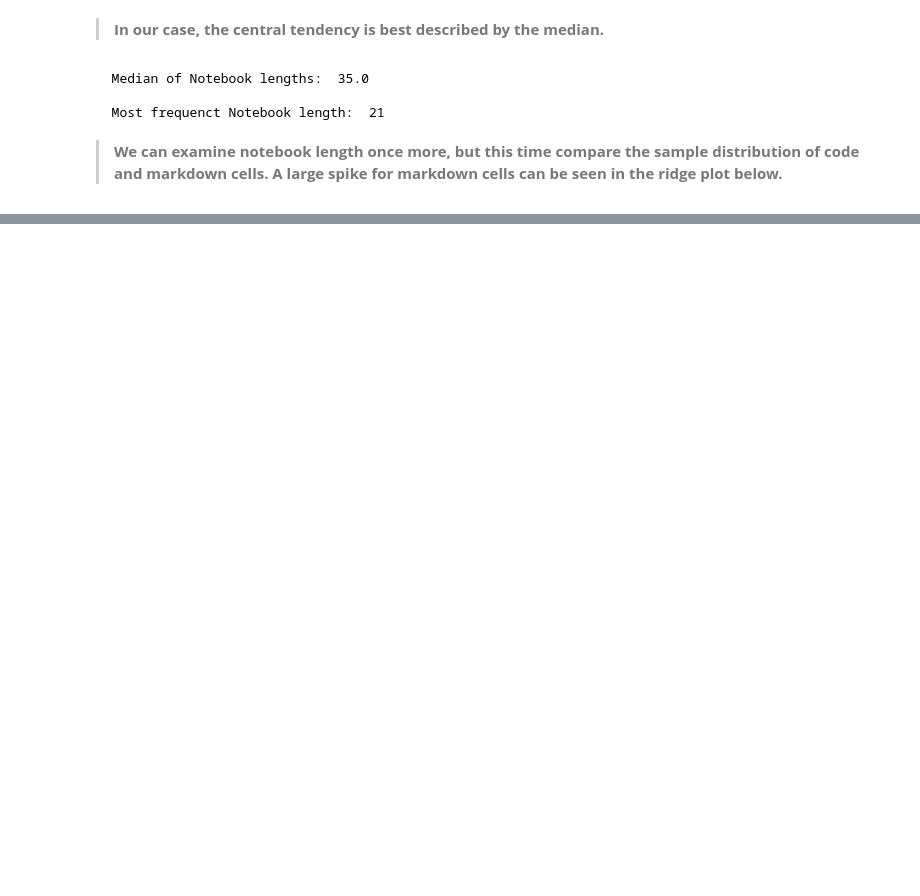
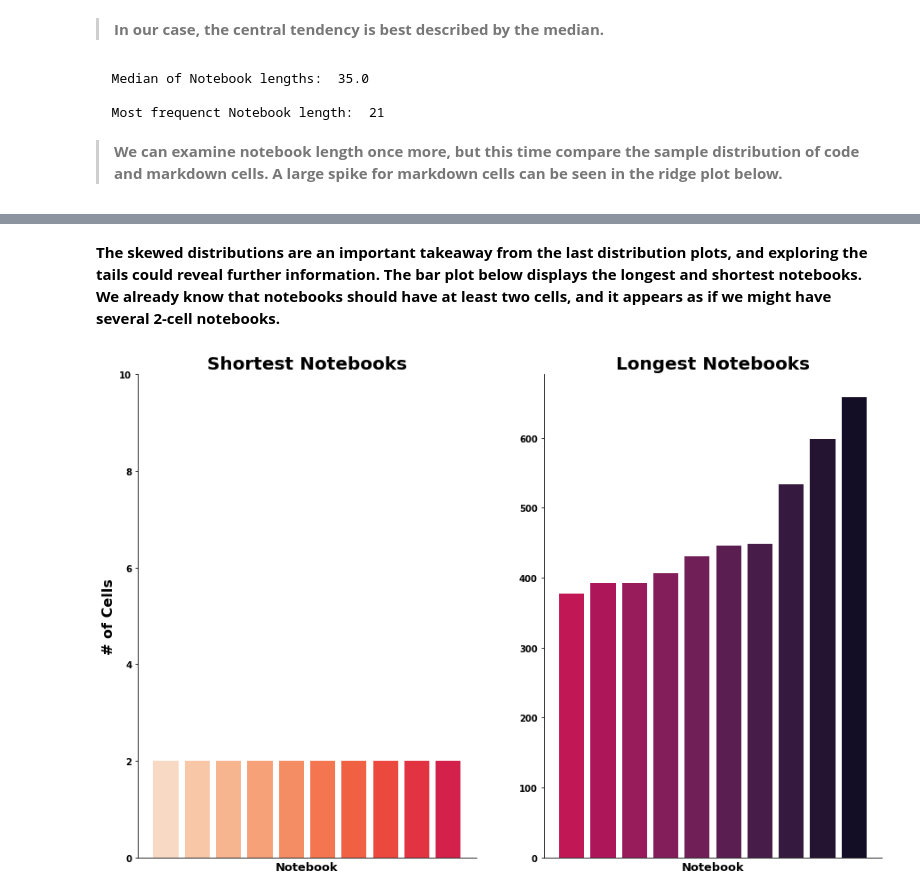
Before and after one commit to rahiakela/kaggle-competition-projects, a Jupyter notebook: google-ai4code/01_exploratory_data_analysis.ipynb, the cells around one changed output, grey strips where cells are left out. Saved outputs shown, nothing was run; the diff lists cells and outputs as text; code cells hidden in the pictures; blank space fills up the shorter version.

```diff
--- a/google-ai4code/01_exploratory_data_analysis.ipynb
+++ b/google-ai4code/01_exploratory_data_analysis.ipynb
@@ -226,0 +268,23 @@ colors=["#8b0000", "#008b8b"]
+# %% [markdown]
+**The skewed distributions are an important takeaway from the last distribution plots, and exploring the tails could reveal further information. The bar plot below displays the longest and shortest notebooks. We already know that notebooks should have at least two cells, and it appears as if we might have several 2-cell notebooks.**
+# %%
+colors = sns.color_palette("rocket_r", n_colors=20)
+
+fig, axs = plt.subplots(1,2, figsize=(15, 10))
+
+count = df_counts.sort_values("tot").head(10).tot
+axs[0].bar(range(10), count.values, color=colors[:10])
+axs[0].set_ylim(0, 10)
+axs[0].set_title("Shortest Notebooks", size=20)
+
+count = df_counts.sort_values("tot").tail(10).tot
+axs[1].bar(range(10), count.values, color=colors[10:])
+axs[1].set_title("Longest Notebooks", size=20)
+
+for i in range(2):
+  axs[i].set_xlabel("Notebook", weight="bold", size=13)
+  axs[i].set_xticks([])
+
+axs[0].set_ylabel("# of Cells", weight="bold", size=16);
+# %% [output]
+[figure, added]
```
Also changed, not shown: parts of 18 cells of this notebook.
